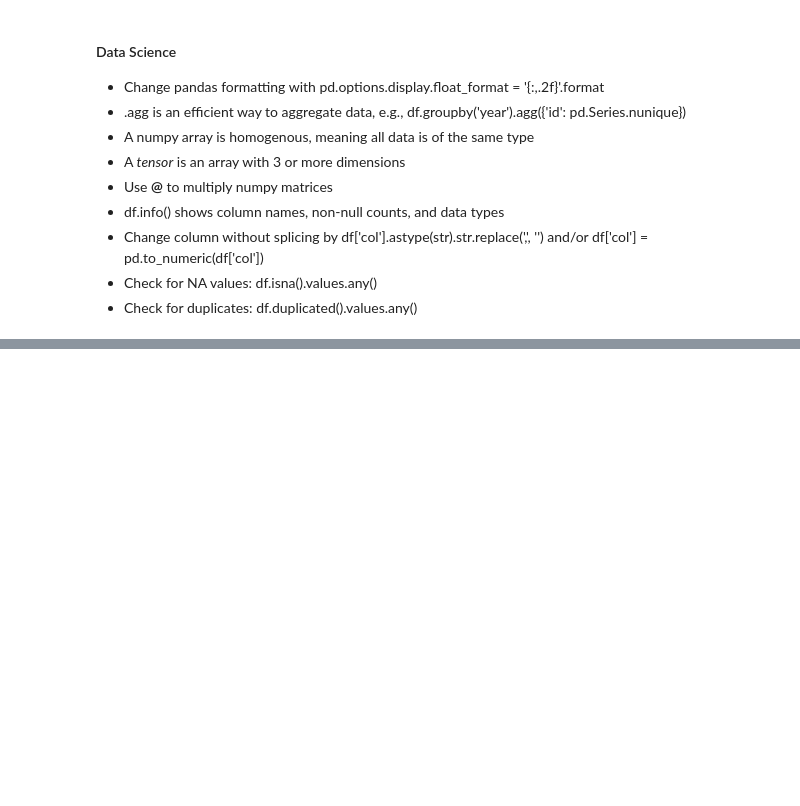
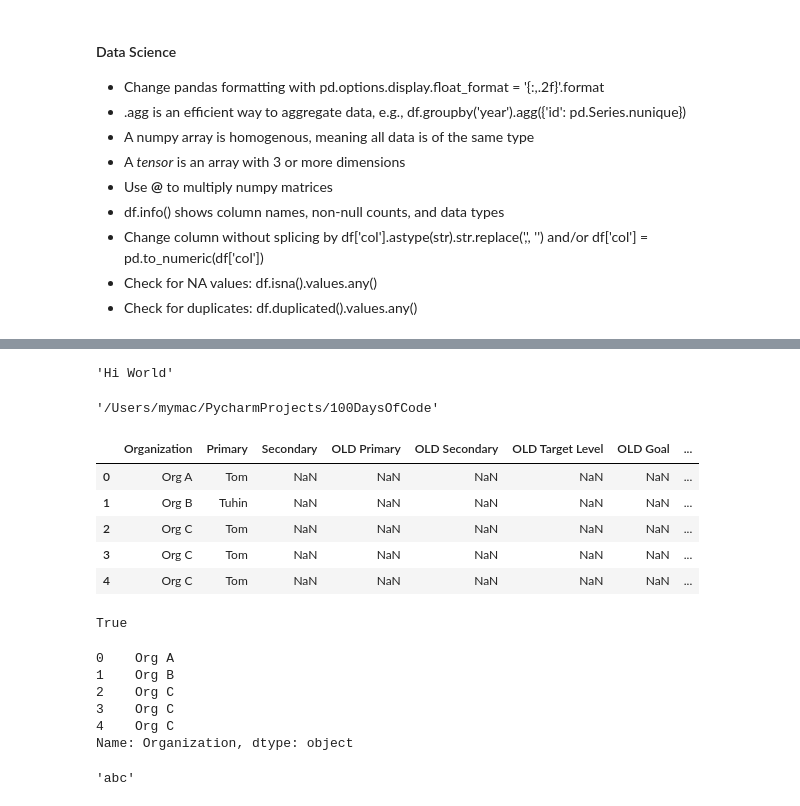
Before and after one commit to tomweinandy/100DaysOfCode, a Jupyter notebook: Notes.ipynb, the cells around one changed output, grey strips where cells are left out. Drawn from its saved outputs; the diff is of its cells as text; code cells hidden in the pictures; blank space fills up the shorter version.

```diff
--- a/Notes.ipynb
+++ b/Notes.ipynb
@@ -296,0 +363,42 @@ Hello
+# %%
+from string import Template
+msg = Template("Hi $x")
+msg
+
+msg.substitute(x='World')
+# %% [output]
+'Hi World'
+# %%
+import os
+os.getcwd()
+# %% [output]
+'/Users/mymac/PycharmProjects/100DaysOfCode'
+# %%
+import pandas as pd
+df = pd.read_csv('Projects/Day097/TestSponsors.csv')
+df
+# %% [output]
+|  | Organization | Primary | Secondary | OLD Primary | OLD Secondary | OLD Target Level | OLD Goal | ... |
+| 0 | Org A | Tom | NaN | NaN | NaN | NaN | NaN | ... |
+| 1 | Org B | Tuhin | NaN | NaN | NaN | NaN | NaN | ... |
+| 2 | Org C | Tom | NaN | NaN | NaN | NaN | NaN | ... |
+| 3 | Org C | Tom | NaN | NaN | NaN | NaN | NaN | ... |
+| 4 | Org C | Tom | NaN | NaN | NaN | NaN | NaN | ... |
+# %%
+data = df['Organization']
+type('t') == str
+# %% [output]
+True
+# %%
+data
+# %% [output]
+0    Org A
+1    Org B
+2    Org C
+3    Org C
+4    Org C
+Name: Organization, dtype: object
+# %%
+'abcde'[:-2]
+# %% [output]
+'abc'
```
Also changed, not shown: parts of 5 cells of this notebook, 1 other file.
